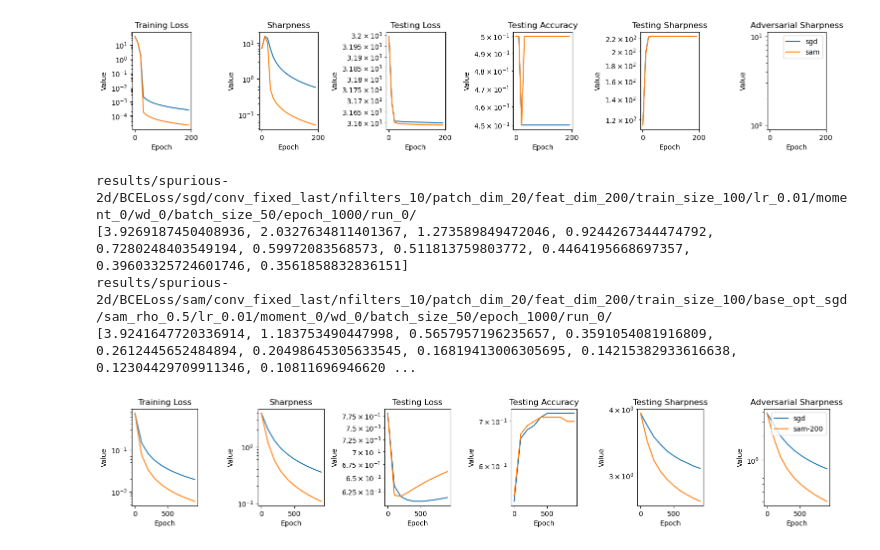
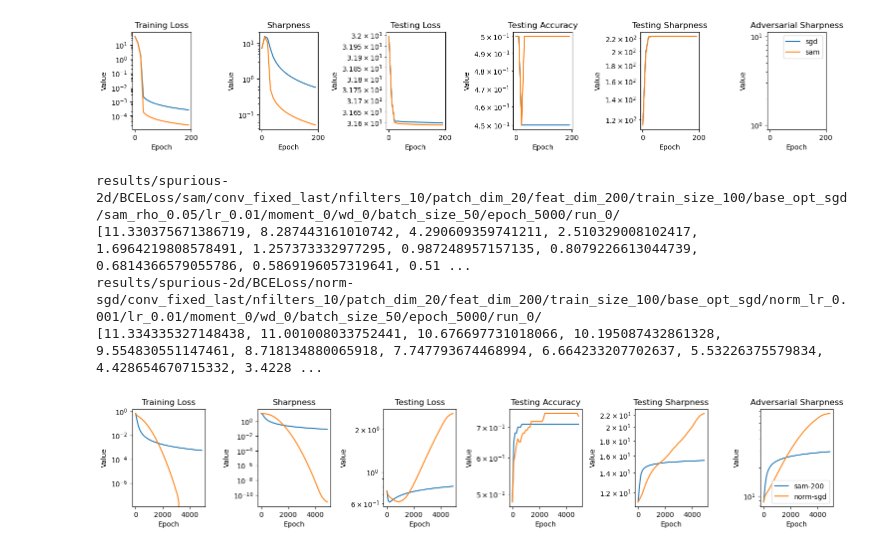
Before and after one commit to lucmonl/mlopt, a Jupyter notebook: notebook/sharpness-generalization.ipynb, the cells around one changed output. Drawn from its saved outputs; the diff is of its cells as text; code cells hidden in the pictures.

```diff
--- a/notebook/sharpness-generalization.ipynb
+++ b/notebook/sharpness-generalization.ipynb
@@ -608,31 +639,31 @@ results/spurious-2d/CrossEntropyLoss/sam/conv_fixed_last/nfilters_10/patch_dim_2
 # %%
 from plot_functions import plot_figures_opts
 from main import graphs
 
 lr, dataset_name, loss_name, momentum, weight_decay, batch_size, epochs = 0.01, "spurious-2d", 'BCELoss', 0, 0, 50, 1000
 model_name = "conv_fixed_last"
 nfilters, patch_dim, feat_dim, train_size = 10, 20, 20, 100
 model_params = {}
 #model_params["sam"] = {"feat_dim":50, "train_size": train_size, "sam_rho":0.2}
 model_params["sam-20"] = {"nfilters":nfilters, "patch_dim":patch_dim, "feat_dim":20, "train_size": train_size, "base_opt": "sgd", "sam_rho":0.03}
-model_params["sam-200"] = {"nfilters":nfilters, "patch_dim":patch_dim, "feat_dim":200, "train_size": train_size, "base_opt": "sgd", "sam_rho":0.5}
+model_params["sam-200"] = {"nfilters":nfilters, "patch_dim":patch_dim, "feat_dim":200, "train_size": train_size, "base_opt": "sgd", "sam_rho":0.05}
 model_params["sam-2000"] = {"nfilters":nfilters, "patch_dim":patch_dim, "feat_dim":2000, "train_size": train_size, "base_opt": "sgd", "sam_rho":0.01}
 model_params["sgd"] = {"nfilters":nfilters, "patch_dim":patch_dim, "feat_dim":200, "train_size": train_size,}
-model_params["norm-sgd"] = {"nfilters":10, "patch_dim":20, "feat_dim":5000, "train_size": 20, "base_opt": "sgd", "norm_lr": 0.0001}
+model_params["norm-sgd"] = {"nfilters":nfilters, "patch_dim":patch_dim, "feat_dim":200, "train_size": train_size, "base_opt": "sgd", "norm_lr": 0.001}
 #model_params["norm-sgd-0.1"] = {"norm_lr": 0.05, "feat_dim":30, "train_size": train_size}
 
 opt_params = {}
 opt_params['sam-20'] = {"adv_eta":0.01, 'lr': lr, 'dataset_name':dataset_name, 'loss': loss_name, 'opt':'sam', 'model_name':model_name, 'momentum':momentum, 'weight_decay':weight_decay, 'batch_size':batch_size, 'epochs':epochs}
-opt_params['sam-200'] = {"adv_eta":0.01, 'lr': lr, 'dataset_name':dataset_name, 'loss': loss_name, 'opt':'sam', 'model_name':model_name, 'momentum':momentum, 'weight_decay':weight_decay, 'batch_size':batch_size, 'epochs':epochs}
+opt_params['sam-200'] = {"adv_eta":0.05, 'lr': lr, 'dataset_name':dataset_name, 'loss': loss_name, 'opt':'sam', 'model_name':model_name, 'momentum':momentum, 'weight_decay':weight_decay, 'batch_size':batch_size, 'epochs':5000}
 opt_params['sam-2000'] = {"adv_eta":0.01, 'lr': lr, 'dataset_name':dataset_name, 'loss': loss_name, 'opt':'sam', 'model_name':model_name, 'momentum':momentum, 'weight_decay':weight_decay, 'batch_size':batch_size, 'epochs':epochs}
-opt_params['sgd'] = {"adv_eta":0.01, 'lr': lr, 'dataset_name':dataset_name, 'loss': loss_name, 'opt':'sgd', 'model_name':model_name, 'momentum':momentum, 'weight_decay':weight_decay, 'batch_size':batch_size, 'epochs':epochs}
-opt_params['norm-sgd'] = {"adv_eta":0.01, 'lr': lr, 'dataset_name':dataset_name, 'loss': loss_name, 'opt':'norm-sgd', 'model_name':model_name, 'momentum':momentum, 'weight_decay':weight_decay, 'batch_size':batch_size, 'epochs':epochs}
+opt_params['sgd'] = {"adv_eta":0.01, 'lr': lr, 'dataset_name':dataset_name, 'loss': loss_name, 'opt':'sgd', 'model_name':model_name, 'momentum':momentum, 'weight_decay':weight_decay, 'batch_size':batch_size, 'epochs':5000}
+opt_params['norm-sgd'] = {"adv_eta":0.05, 'lr': lr, 'dataset_name':dataset_name, 'loss': loss_name, 'opt':'norm-sgd', 'model_name':model_name, 'momentum':momentum, 'weight_decay':weight_decay, 'batch_size':batch_size, 'epochs':5000}
 opt_params['norm-sgd-0.1'] = {"adv_eta":0.01, 'lr': lr, 'dataset_name':dataset_name, 'loss': loss_name, 'opt':'norm-sgd', 'model_name':model_name, 'momentum':momentum, 'weight_decay':weight_decay, 'batch_size':batch_size, 'epochs':epochs}
 
-plot_figures_opts(["sgd", "sam-200"], model_params, opt_params)
+plot_figures_opts(["sam-200","norm-sgd"], model_params, opt_params)
 # %% [output]
-results/spurious-2d/BCELoss/sgd/conv_fixed_last/nfilters_10/patch_dim_20/feat_dim_200/train_size_100/lr_0.01/moment_0/wd_0/batch_size_50/epoch_1000/run_0/
-[3.9269187450408936, 2.0327634811401367, 1.273589849472046, 0.9244267344474792, 0.7280248403549194, 0.59972083568573, 0.511813759803772, 0.4464195668697357, 0.39603325724601746, 0.3561858832836151]
-results/spurious-2d/BCELoss/sam/conv_fixed_last/nfilters_10/patch_dim_20/feat_dim_200/train_size_100/base_opt_sgd/sam_rho_0.5/lr_0.01/moment_0/wd_0/batch_size_50/epoch_1000/run_0/
-[3.9241647720336914, 1.183753490447998, 0.5657957196235657, 0.3591054081916809, 0.2612445652484894, 0.20498645305633545, 0.16819413006305695, 0.14215382933616638, 0.12304429709911346, 0.10811696946620 ...
+results/spurious-2d/BCELoss/sam/conv_fixed_last/nfilters_10/patch_dim_20/feat_dim_200/train_size_100/base_opt_sgd/sam_rho_0.05/lr_0.01/moment_0/wd_0/batch_size_50/epoch_5000/run_0/
+[11.330375671386719, 8.287443161010742, 4.290609359741211, 2.510329008102417, 1.6964219808578491, 1.257373332977295, 0.987248957157135, 0.8079226613044739, 0.6814366579055786, 0.5869196057319641, 0.51 ...
+results/spurious-2d/BCELoss/norm-sgd/conv_fixed_last/nfilters_10/patch_dim_20/feat_dim_200/train_size_100/base_opt_sgd/norm_lr_0.001/lr_0.01/moment_0/wd_0/batch_size_50/epoch_5000/run_0/
+[11.334335327148438, 11.001008033752441, 10.676697731018066, 10.195087432861328, 9.554830551147461, 8.718134880065918, 7.747793674468994, 6.664233207702637, 5.53226375579834, 4.428654670715332, 3.4228 ...
-[figure, old version]
+[figure, new version]
```
Also changed, not shown: parts of 2 cells of this notebook, 4 other files.
